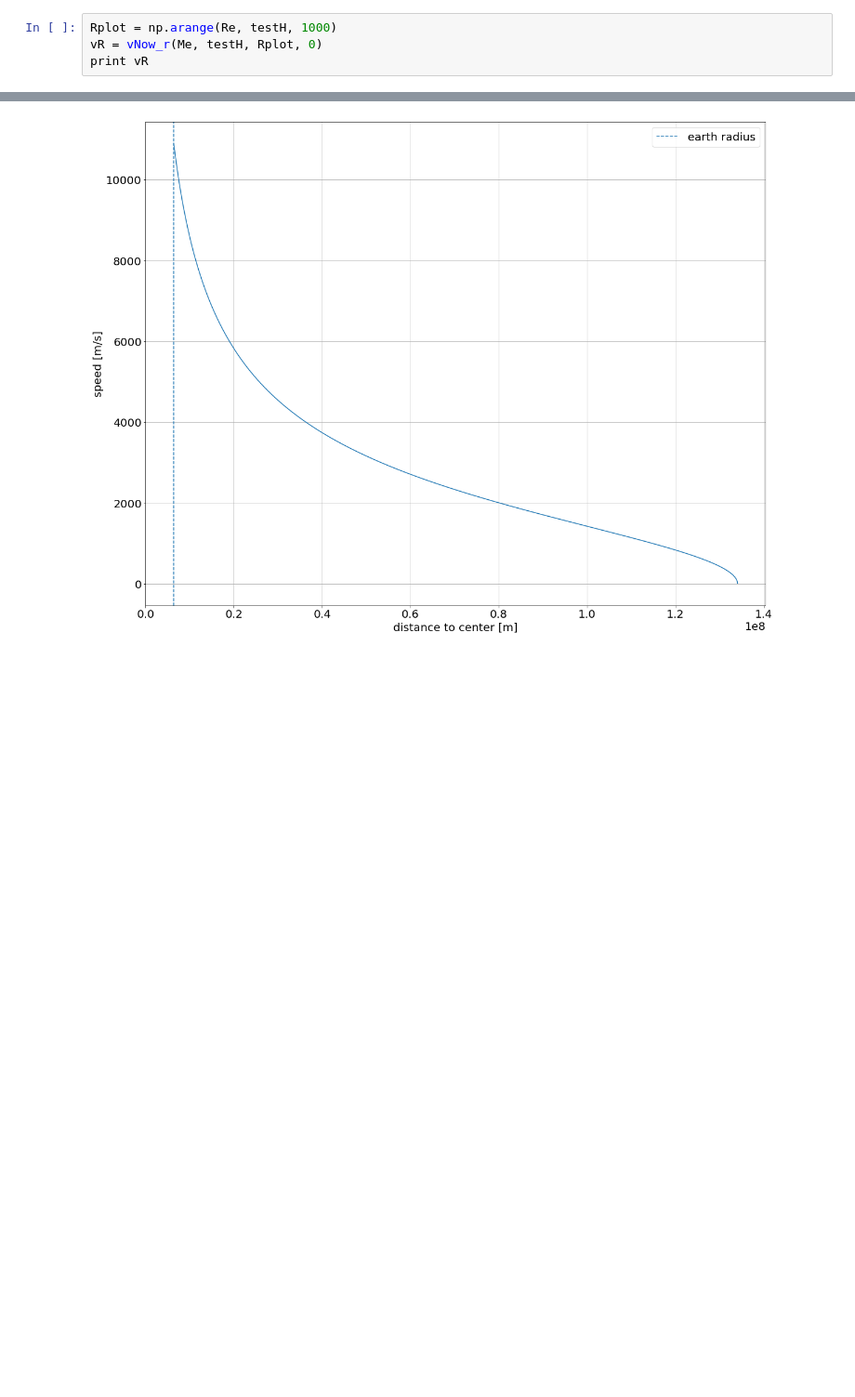
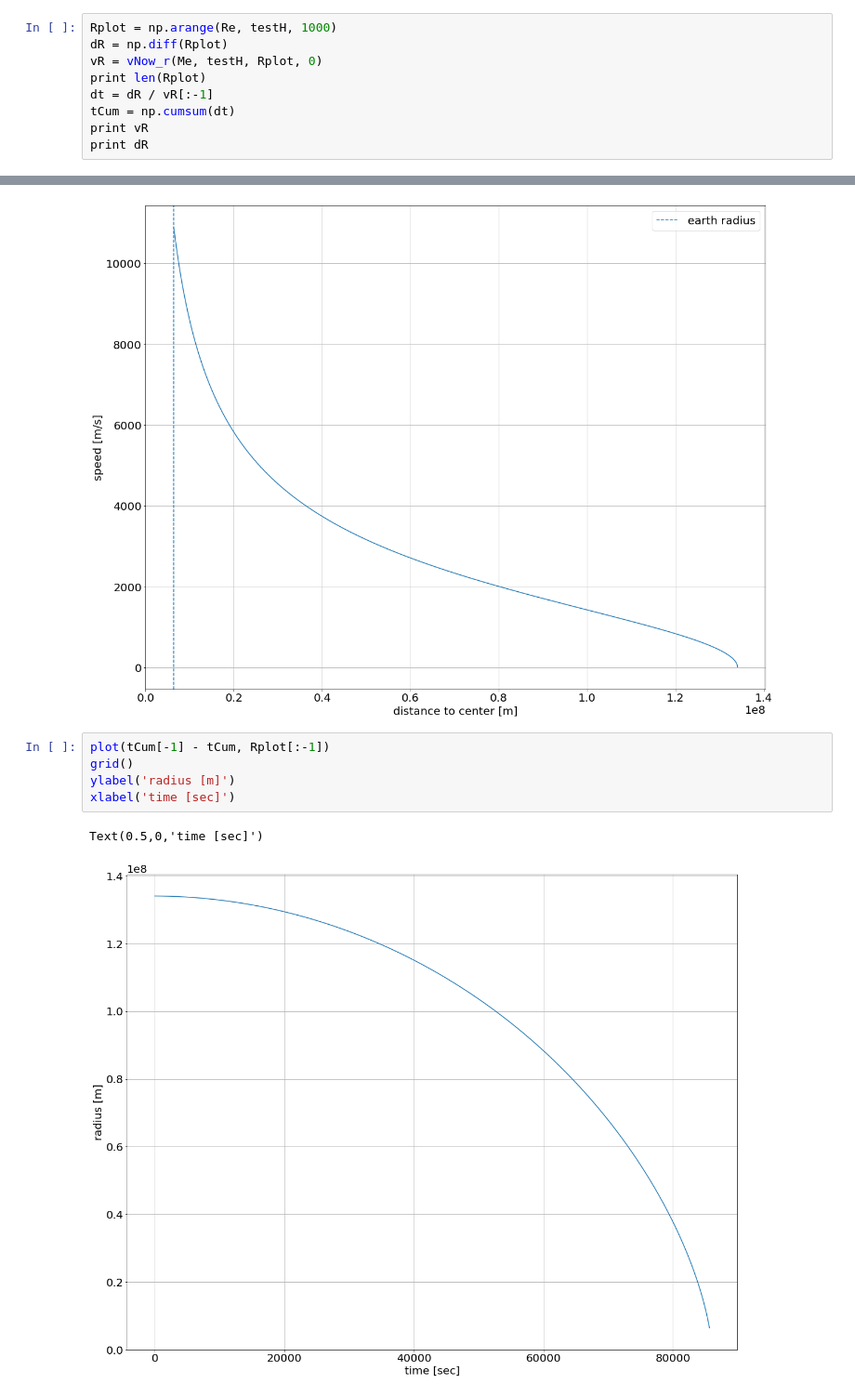
Before and after one commit to eldrFuming/philosophiaeJumpy, a Jupyter notebook: philosophiaeJumpy.ipynb, the cells around one changed output, grey strips where cells are left out. Shown: that part at 93% size. Cells and saved outputs as stored; diff of their text form; blank space fills up the shorter version.

Commit message:
made plot for the notebook, estimated time as funciton of distance

```diff
--- a/philosophiaeJumpy.ipynb
+++ b/philosophiaeJumpy.ipynb
@@ -162,6 +162,11 @@ print numTimebyV(Me, 0, testH, 1, chop = 250)
 86399.07818339506
 # %%
 Rplot = np.arange(Re, testH, 1000)
+dR = np.diff(Rplot)
 vR = vNow_r(Me, testH, Rplot, 0)
+print len(Rplot)
+dt = dR / vR[:-1]
+tCum = np.cumsum(dt)
 print vR
+print dR
 # %% [output]
@@ -178,3 +185,11 @@ legend()
 # %% [output]
 <matplotlib.legend.Legend at 0x...>
 [figure]
+# %%
+plot(tCum[-1] - tCum, Rplot[:-1])
+grid()
+ylabel('radius [m]')
+xlabel('time [sec]')
+# %% [output]
+Text(0.5,0,'time [sec]')
+[figure, added]
```
Also changed, not shown: parts of 2 cells of this notebook.
